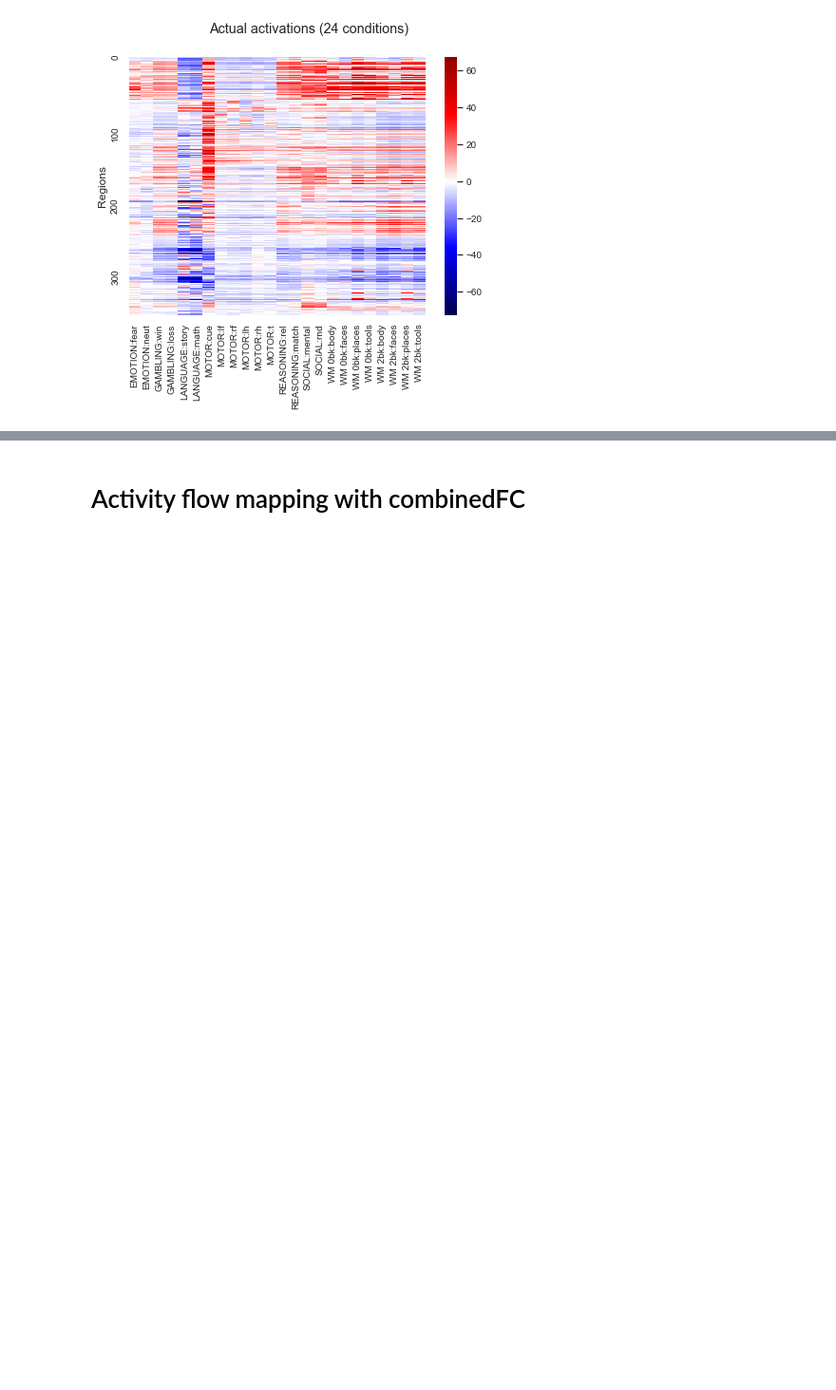
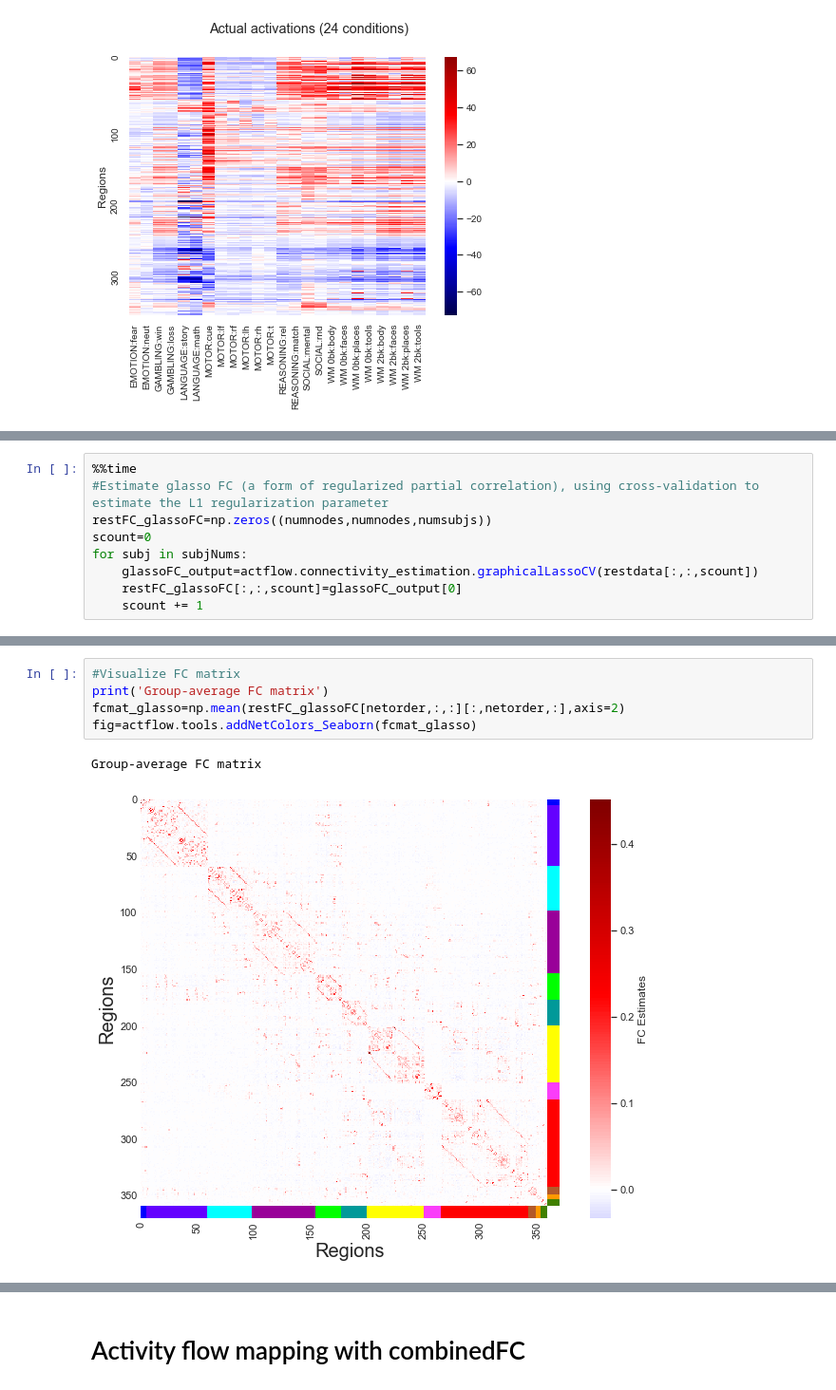
Before and after one commit to ColeLab/ActflowToolbox, a Jupyter notebook: examples/HCP_example.ipynb, the cells around one changed output, grey strips where cells are left out. Shown at 95% size. Drawn from its saved outputs; the diff is of its cells as text; blank space fills up the shorter version.

Commit message:
Added glasso FC and example usage in Jupyter notebook

```diff
--- a/examples/HCP_example.ipynb
+++ b/examples/HCP_example.ipynb
@@ -217,0 +263,9 @@ Max value:  33.18593086232514
+# %%
+%%time
+#Estimate glasso FC (a form of regularized partial correlation), using cross-validation to estimate the L1 regularization parameter
+restFC_glassoFC=np.zeros((numnodes,numnodes,numsubjs))
+scount=0
+for subj in subjNums:
+    glassoFC_output=actflow.connectivity_estimation.graphicalLassoCV(restdata[:,:,scount])
+    restFC_glassoFC[:,:,scount]=glassoFC_output[0]
+    scount += 1
@@ -217,0 +290,8 @@ Max value:  33.18593086232514
+# %%
+#Visualize FC matrix
+print('Group-average FC matrix')
+fcmat_glasso=np.mean(restFC_glassoFC[netorder,:,:][:,netorder,:],axis=2)
+fig=actflow.tools.addNetColors_Seaborn(fcmat_glasso)
+# %% [output]
+Group-average FC matrix
+[figure, added]
```
Also changed, not shown: parts of 17 cells of this notebook, 3 other files.
